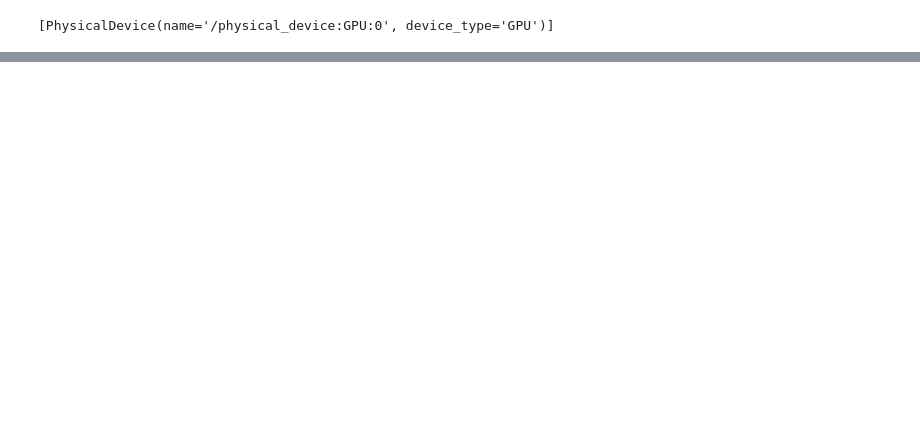
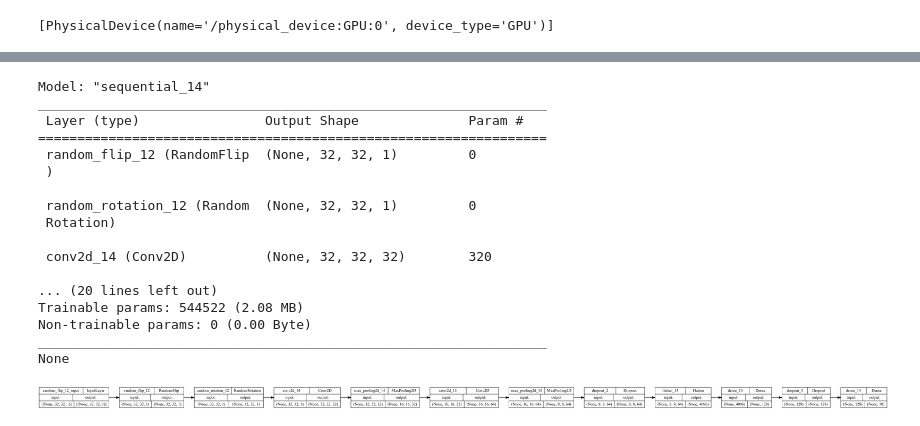
Before and after one commit to wyattsaltzman/ML-F23-Lab6, a Jupyter notebook: lab6.ipynb, the cells around one changed output, grey strips where cells are left out. Drawn from its saved outputs; the diff is of its cells as text; code cells hidden in the pictures; blank space fills up the shorter version.

```diff
--- a/lab6.ipynb
+++ b/lab6.ipynb
@@ -97,0 +171,47 @@ print('Keras version:', keras.__version__)
+# %%
+cnn2 = Sequential()
+# Add data augmentation layers
+cnn2.add(RandomFlip('horizontal'))
+cnn2.add(RandomRotation(0.2))
+
+filters = [32, 64]
+for filter in filters:
+    cnn2.add(Conv2D(filter, (3, 3), padding='same', input_shape=(IMG_HEIGHT, IMG_WIDTH, 1), activation='relu'))
+    cnn2.add(MaxPooling2D(pool_size=(2, 2)))
+
+# Add dense layers
+cnn2.add(Dropout(0.25))
+cnn2.add(Flatten())
+cnn2.add(Dense(128, activation='relu'))
+cnn2.add(Dropout(0.4))
+cnn2.add(Dense(N_CLASSES, activation='softmax'))
+
+cnn2.compile(loss='categorical_crossentropy', optimizer='adam', metrics=['accuracy'])
+cnn2.build(input_shape=(None, IMG_HEIGHT, IMG_WIDTH, 1))
+
+print(cnn2.summary())
+
+# Plot the model
+plot_model(
+    cnn2, to_file='model.png', show_shapes=True, show_layer_names=True,
+    rankdir='LR', expand_nested=False, dpi=96
+)
+# %% [output]
+Model: "sequential_14"
+_________________________________________________________________
+ Layer (type)                Output Shape              Param #
+=================================================================
+ random_flip_12 (RandomFlip  (None, 32, 32, 1)         0
+ )
+
+ random_rotation_12 (Random  (None, 32, 32, 1)         0
+ Rotation)
+
+ conv2d_14 (Conv2D)          (None, 32, 32, 32)        320
+
+... (20 lines left out)
+Trainable params: 544522 (2.08 MB)
+Non-trainable params: 0 (0.00 Byte)
+_________________________________________________________________
+None
+[figure, added]
```
Also changed, not shown: parts of 9 cells of this notebook, 1 other file.
